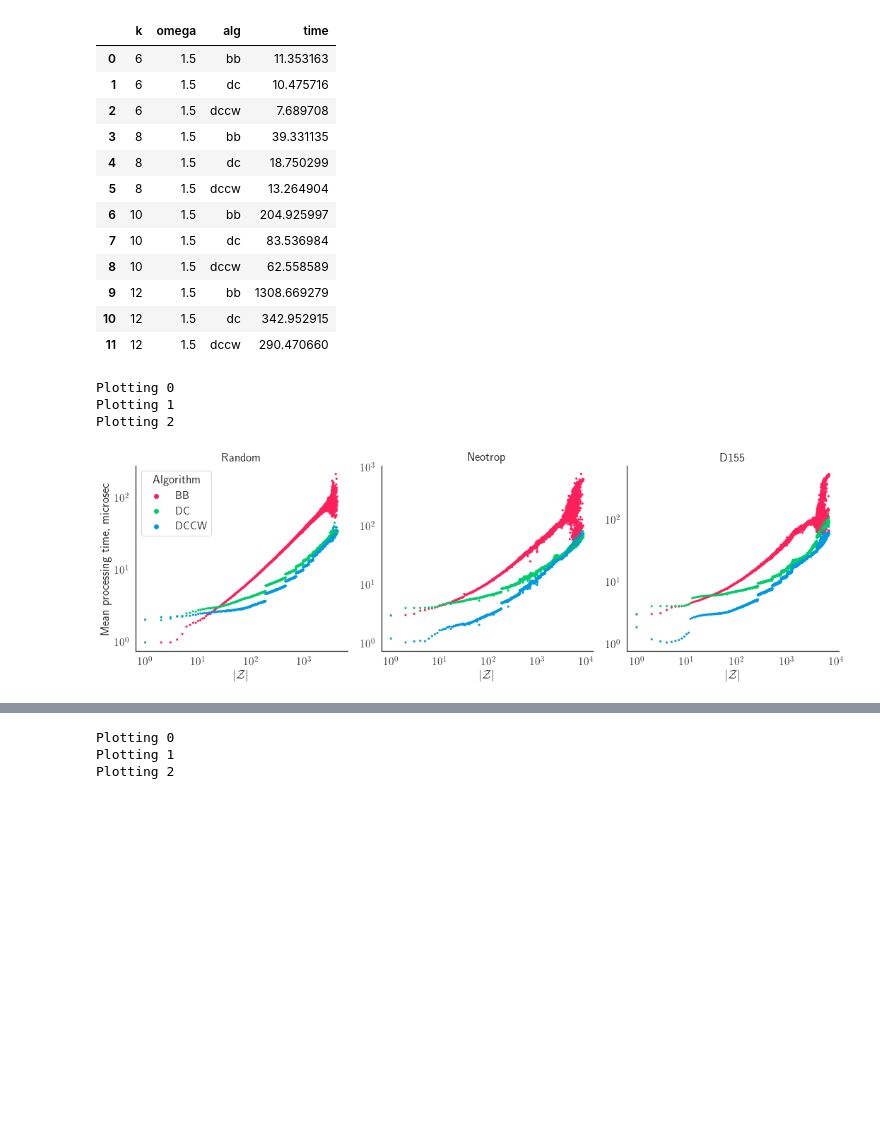
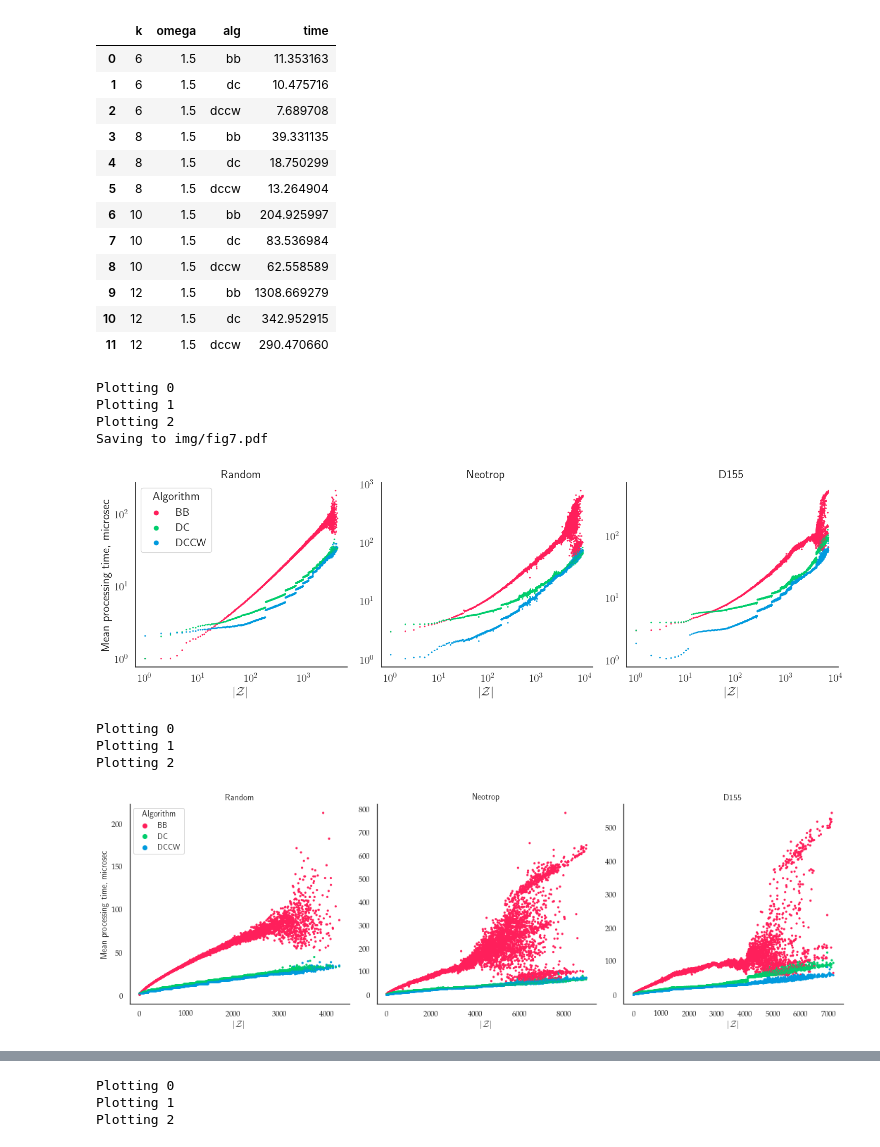
Before and after one commit to nromashchenko/pk-algs, a Jupyter notebook: plots_clean.ipynb, the cells around one changed output, grey strips where cells are left out. Cells and saved outputs as stored; diff of their text form; code cells hidden in the pictures; blank space fills up the shorter version.

```diff
--- a/plots_clean.ipynb
+++ b/plots_clean.ipynb
@@ -486,31 +492,3 @@ def original_meantime_Z_plot(df, k, **kwargs):
-# %%
-def alldata_meantime_Z(dfs, **kwargs):
-    filename = kwargs.get("filename", None)
-    k = kwargs.get("k", 10)
-    logy = kwargs.get("logy", True)
-    logx = kwargs.get("logx", True)
-    maxZ = kwargs.get("maxZ", None)
-    minZ = kwargs.get("minZ", None)
-
-    names, datasets = zip(*dfs)
-    num_plots = len(names)
-
-    sns.set(rc = {'figure.figsize':(5 * num_plots, 5)}, font_scale = 1.4)
-    sns.set_style("white")
-
-    fig, ax = plt.subplots(1, num_plots)
-
-    for i, df in enumerate(datasets):
-        ylabel = (i == 0)
-        legend = (i == 0)
-        print("Plotting", i)
-        original_meantime_Z_plot(df, k, ax=ax[i], ylabel=ylabel, legend=legend, title=names[i], logy=logy, logx=logx, maxZ=maxZ, minZ=minZ)
-
-    fig.tight_layout()
-
-    if filename:
-        print("Saving to", filename)
-        plt.savefig(filename)
 # %%
 #alldata_meantime_Z(dfs, k=10, logy=False, logx=False, maxZ=10 * 4)
 # %%
@@ -558,10 +536,19 @@ x
 | 9 | 12 | 1.5 | bb | 1308.669279 |
 | 10 | 12 | 1.5 | dc | 342.952915 |
 | 11 | 12 | 1.5 | dccw | 290.470660 |
+# %%
+#alldata_meantime_Z(dfs, k=10, omega=1.5, logy=True, logx=True)
+alldata_meantime_Z(dfs, k=10, omega=1.5, s=5, logy=True, logx=True, filename="img/fig7.pdf")
+# %% [output]
+Plotting 0
+Plotting 1
+Plotting 2
+Saving to img/fig7.pdf
+[figure, added]
 # %%
-alldata_meantime_Z(dfs, k=10, logy=True, logx=True)
+alldata_meantime_Z(dfs, k=10, omega=1.5, logy=False, logx=False)
 # %% [output]
 Plotting 0
 Plotting 1
 Plotting 2
-[figure, old version]
+[figure, new version]
```
Also changed, not shown: parts of 63 cells of this notebook, 6 other files.
